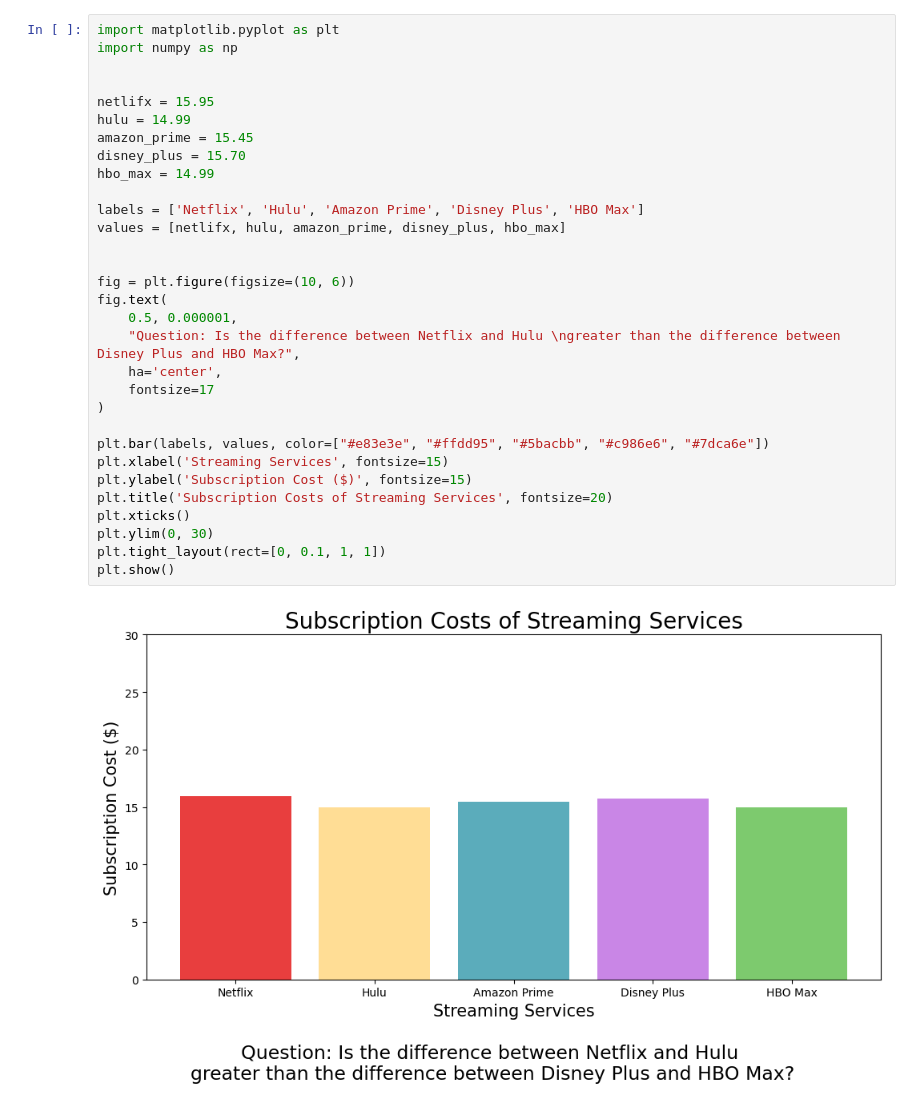
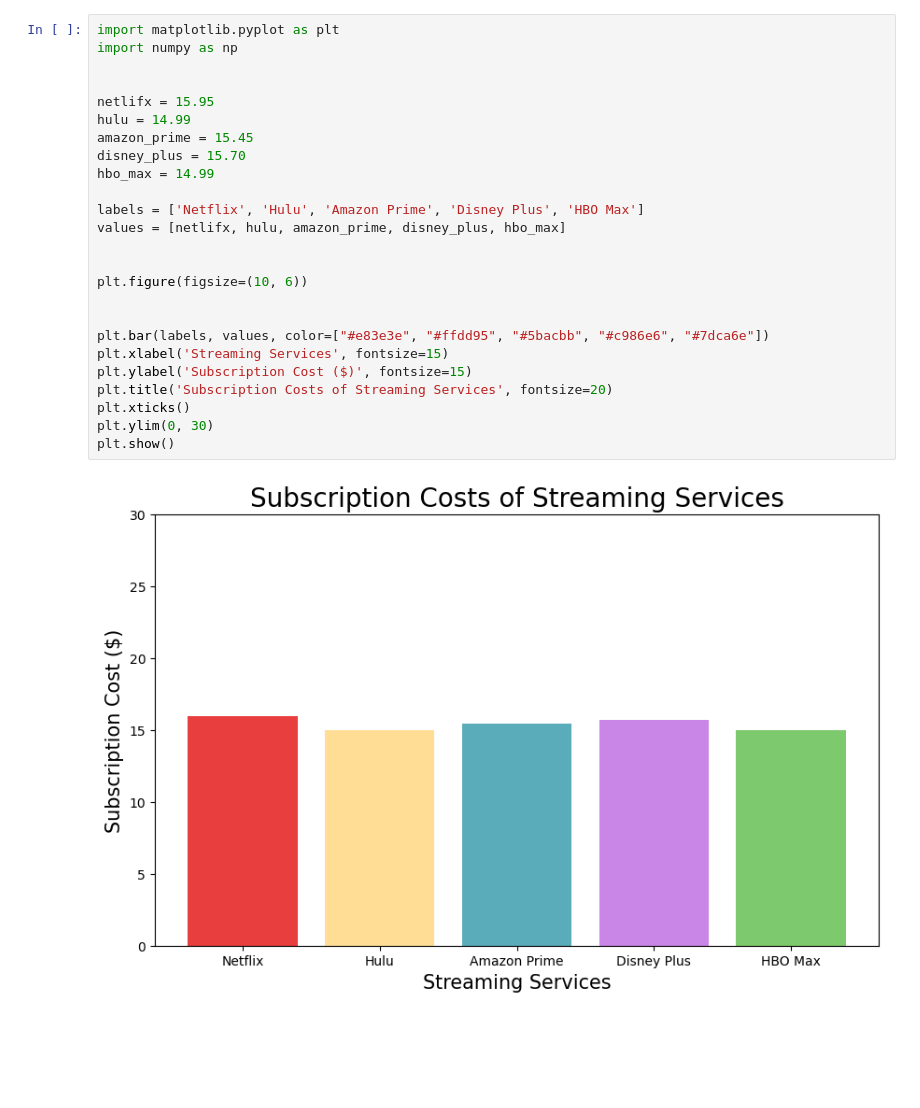
Before and after one commit to Youcheng9/Data-Visualization-Project-1, a Jupyter notebook: data1.ipynb, the cells around one changed output. Cells and saved outputs as stored; diff of their text form; blank space fills up the shorter version.

Commit message:
Made changes to all dataset by making it harder and removing questions

```diff
--- a/data1.ipynb
+++ b/data1.ipynb
@@ -1,35 +1,29 @@
 # %%
 import matplotlib.pyplot as plt
 import numpy as np
 
 
 netlifx = 15.95
 hulu = 14.99
 amazon_prime = 15.45
 disney_plus = 15.70
 hbo_max = 14.99
 
 labels = ['Netflix', 'Hulu', 'Amazon Prime', 'Disney Plus', 'HBO Max']
 values = [netlifx, hulu, amazon_prime, disney_plus, hbo_max]
 
 
-fig = plt.figure(figsize=(10, 6))
-fig.text(
-    0.5, 0.000001,
-    "Question: Is the difference between Netflix and Hulu \ngreater than the difference between Disney Plus and HBO Max?",
-    ha='center',
-    fontsize=17
-)
+plt.figure(figsize=(10, 6))
+
 
 plt.bar(labels, values, color=["#e83e3e", "#ffdd95", "#5bacbb", "#c986e6", "#7dca6e"])
 plt.xlabel('Streaming Services', fontsize=15)
 plt.ylabel('Subscription Cost ($)', fontsize=15)
 plt.title('Subscription Costs of Streaming Services', fontsize=20)
 plt.xticks()
 plt.ylim(0, 30)
-plt.tight_layout(rect=[0, 0.1, 1, 1])
 plt.show()
 # %% [output]
-[figure, old version]
+[figure, new version]
 # %%
 # ~~~~~~~~~~ Marker Chart ~~~~~~~~~~
```
Also changed, not shown: parts of 1 cell of this notebook, 6 other files.
